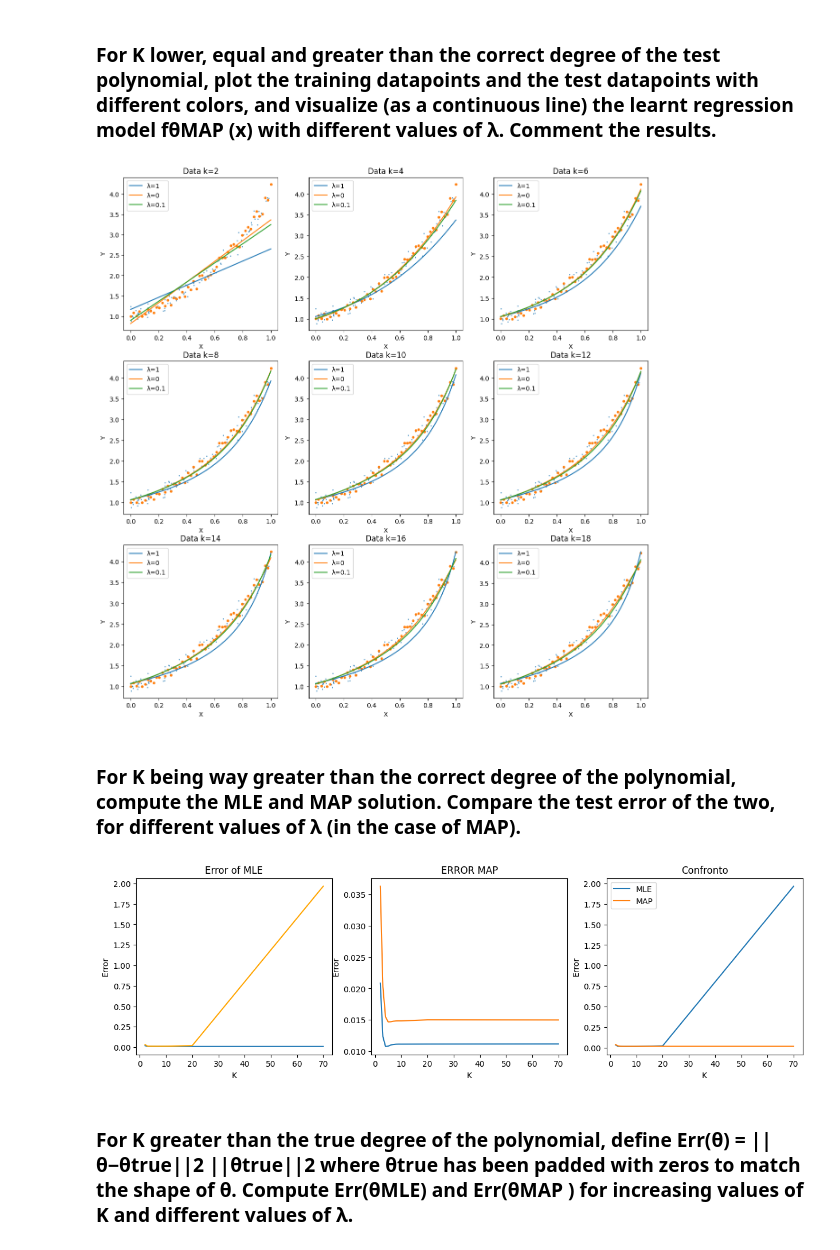
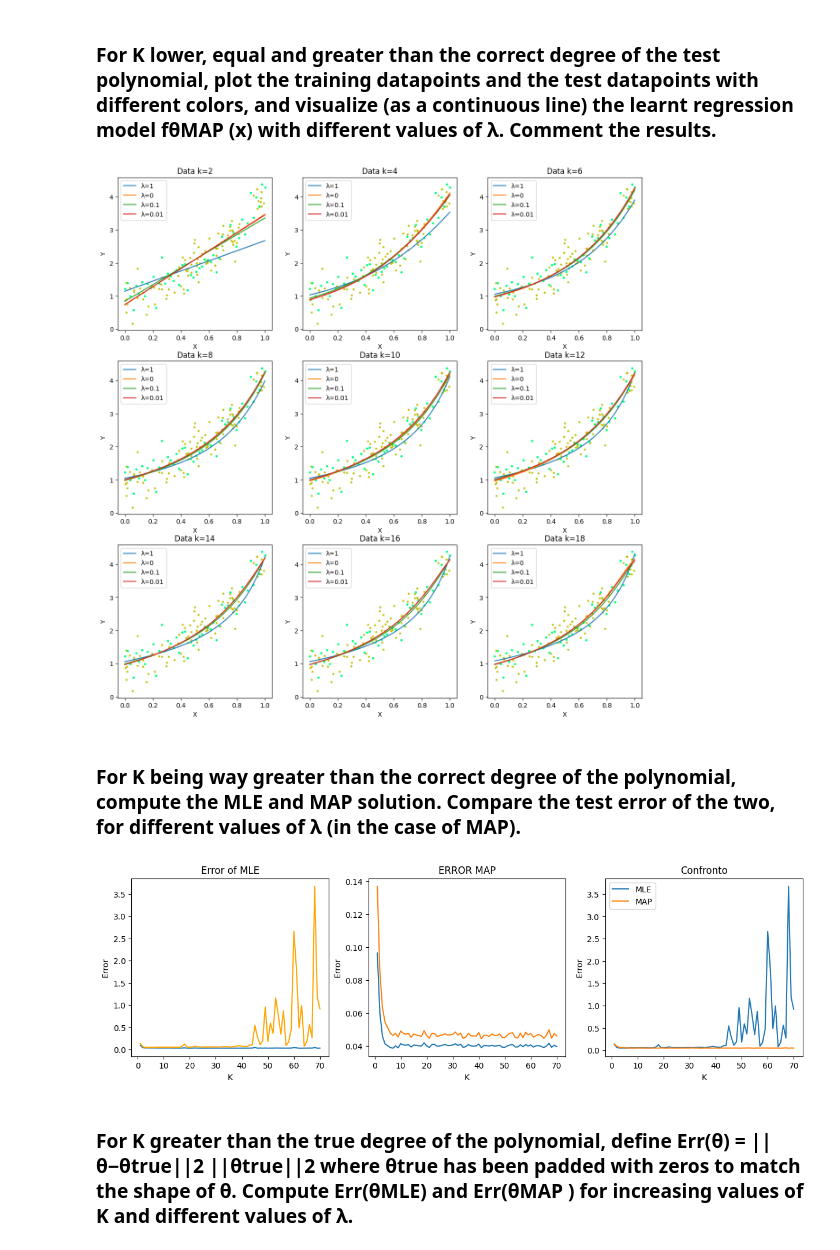
Before and after one commit to francesco-source/Artificial-Intelligence-UNIBO, a Jupyter notebook: Statistical_and_mathematical_methods_for_AI/Exercises/Esercizio4.ipynb, the cells around one changed output. Drawn from its saved outputs; the diff is of its cells as text; code cells hidden in the pictures.

```diff
--- a/Statistical_and_mathematical_methods_for_AI/Exercises/Esercizio4.ipynb
+++ b/Statistical_and_mathematical_methods_for_AI/Exercises/Esercizio4.ipynb
@@ -159,7 +167,7 @@ K=4
 theta=np.ones((K,))
 a,b=0,1
 Xtrain=np.random.uniform(low=a,high=b,size=N)
-var=0.1
+var=0.1**0.5
 Phi=np.vander(Xtrain,K)
 Ytrain=Phi@theta+np.random.normal(0,var,size=N)
 #plot the training
@@ -180,13 +188,13 @@ plt.show()
 ###  For different values of K, plot the training datapoints and the test datapoints with different colors, and visualize (as a continuous line) the learnt regression model fθMLE (x). Comment the results.
 # %%
 ### Poviamo a trovare il k senza sapere quale sia
-K_try=[i for i in range(0,30,3)]
+K_try=[i for i in range(0,20,2)]
 Xtest=np.linspace(0,1,Ntest)
 plt.figure(figsize=[15,5*3])
 for k in range(1,len(K_try)):
     plt.subplot(3,3,k)
 
-    theta_MLE=Choose_MLE("SGD",Xtrain,Ytrain,K_try[k])
+    theta_MLE=Choose_MLE("S",Xtrain,Ytrain,K_try[k])
 
     Y_MLE_train=np.vander(Xtrain,K_try[k])@theta_MLE
     Y_MLE_test=np.vander(Xtest,K_try[k])@theta_MLE
@@ -195,5 +203,6 @@ for k in range(1,len(K_try)):
     scatterfig(Xtrain,Ytrain,"Data","X","Y","Train")
     scatterfig(Xtest,Ytest,"Data","X","Y","TEST")
     plotfig(Xtest,Y_MLE_test,f"Test, K={K_try[k]}","X","Y","")
+    plt.grid()
 plt.show()
 # %% [output]
@@ -202,14 +211,14 @@ plt.show()
 ###  For increasing values of K, use the functions defined above to compute the training and test error, where the test set is generated by sampling Ntest new points on the same interval [a, b] of the training set and generating the corresponding Ytest with the same procedure of the training set. Plot the two errors with respect to K. Comment the results
 # %%
 ### Poviamo a trovare il k senza sapere quale sia
-K_try=[2,3,4,5,6,7,8,9,10,20,70]
+K_try=[1,2,3,4,5,6,7,8,9,10,20]
 #Xtest=np.linspace(0,1,Ntest)
 plt.figure(figsize=[8,5])
 MLEtrain_error=np.zeros((len(K_try)))
 MLEtest_error=np.zeros((len(K_try)))
 for k in range(len(K_try)):
 
-    theta_MLE=Choose_MLE("SGD",Xtrain,Ytrain,K_try[k])
+    theta_MLE=Choose_MLE("S",Xtrain,Ytrain,K_try[k])
 
     Y_MLE_train=np.vander(Xtrain,K_try[k])@theta_MLE
     Y_MLE_test=np.vander(Xtest,K_try[k])@theta_MLE
@@ -218,5 +227,10 @@ for k in range(len(K_try)):
 
 plt.plot(K_try,MLEtrain_error,c='C0')
 plt.plot(K_try,MLEtest_error,c="orange")
+plt.title("Absolute Error")
+plt.legend(["train","test"])
+plt.xlabel("k")
+plt.ylabel("absolute error")
+plt.grid()
 plt.show()
 # %% [output]
@@ -241,7 +255,7 @@ def Choose_MAP(modality,Xtry,Ytry,k,lmda):
 ###  For K lower, equal and greater than the correct degree of the test polynomial, plot the training datapoints and the test datapoints with different colors, and visualize (as a continuous line) the learnt regression model fθMAP (x) with different values of λ. Comment the results.
 # %%
 K_try=list(range(0,20,2))
-lmda= [1,0,0.1]
+lmda= [1,0,0.1,0.01]
 plt.figure(figsize=[15,5*3])
 for k in range(1,len(K_try)):
     plt.subplot(3,3,k)
@@ -258,11 +272,11 @@ for k in range(1,len(K_try)):
     scatterfig(Xtest,Ytest,f"Data k={K_try[k]}","X","Y","TEST")
 plt.show()
 # %% [output]
-[figure, old version]
+[figure, new version]
 # %% [markdown]
 ### For K being way greater than the correct degree of the polynomial, compute the MLE and MAP solution. Compare the test error of the two, for different values of λ (in the case of MAP).
 # %%
-K_try=[2,3,4,5,6,7,8,9,10,20,70]
+K_try=[i for i in range(1,71)]
 lmda= [1]
 MLEtrain_error=np.zeros((len(K_try)))
 MLEtest_error=np.zeros((len(K_try)))
@@ -270,45 +284,45 @@ MAPtrain_error=np.zeros((len(K_try),len(lmda)))
 MAPtest_error=np.zeros((len(K_try),len(lmda)))
 for k in range(len(K_try)):
 
-    theta_MLE=Choose_MLE("False",Xtrain,Ytrain,K_try[k])
+    theta_MLE=Choose_MLE("S",Xtrain,Ytrain,K_try[k])
 
     MLEtrain_error[k]=abs_error(theta_MLE,(Xtrain,Ytrain))
     MLEtest_error[k]=abs_error(theta_MLE,(Xtest,Ytest))
 
     for l in range(len(lmda)):
 
-        theta_MAP=Choose_MAP("False",Xtrain,Ytrain,K_try[k],lmda[l])
+        theta_MAP=Choose_MAP("S",Xtrain,Ytrain,K_try[k],lmda[l])
 
         MAPtrain_error[k,l]=abs_error(theta_MAP,(Xtrain,Ytrain))
         MAPtest_error[k,l]=abs_error(theta_MAP,(Xtest,Ytest))
 
 
 # now i plot
 plt.figure(figsize=[15,4])
 plt.subplot(1,3,1)
 plt.title("Error of MLE")
 plt.xlabel("K")
 plt.ylabel("Error")
 plt.plot(K_try,MLEtrain_error,c="C0")
 plt.plot(K_try,MLEtest_error,c="orange")
 plt.subplot(1,3,2)
 plt.title("ERROR MAP")
 plt.xlabel("K")
 plt.ylabel("Error")
 for l in range(len(lmda)):
     plt.plot(K_try,MAPtrain_error[:,l])
     plt.plot(K_try,MAPtest_error[:,l])
 plt.subplot(1,3,3)
 plt.title("Confronto")
 plt.xlabel("K")
 plt.ylabel("Error")
 plt.plot(K_try,MLEtest_error)
 for l in range(len(lmda)):
     plt.plot(K_try,MAPtest_error[:,l])
 plt.legend(['MLE', 'MAP'])
 plt.show()
 # %% [output]
-[figure, old version]
+[figure, new version]
 # %% [markdown]
 ###  For K greater than the true degree of the polynomial, define Err(θ) = ||θ−θtrue||2 ||θtrue||2 where θtrue has been padded with zeros to match the shape of θ. Compute Err(θMLE) and Err(θMAP ) for increasing values of K and different values of λ.
 # %%
```
Also changed, not shown: parts of 7 cells of this notebook.
